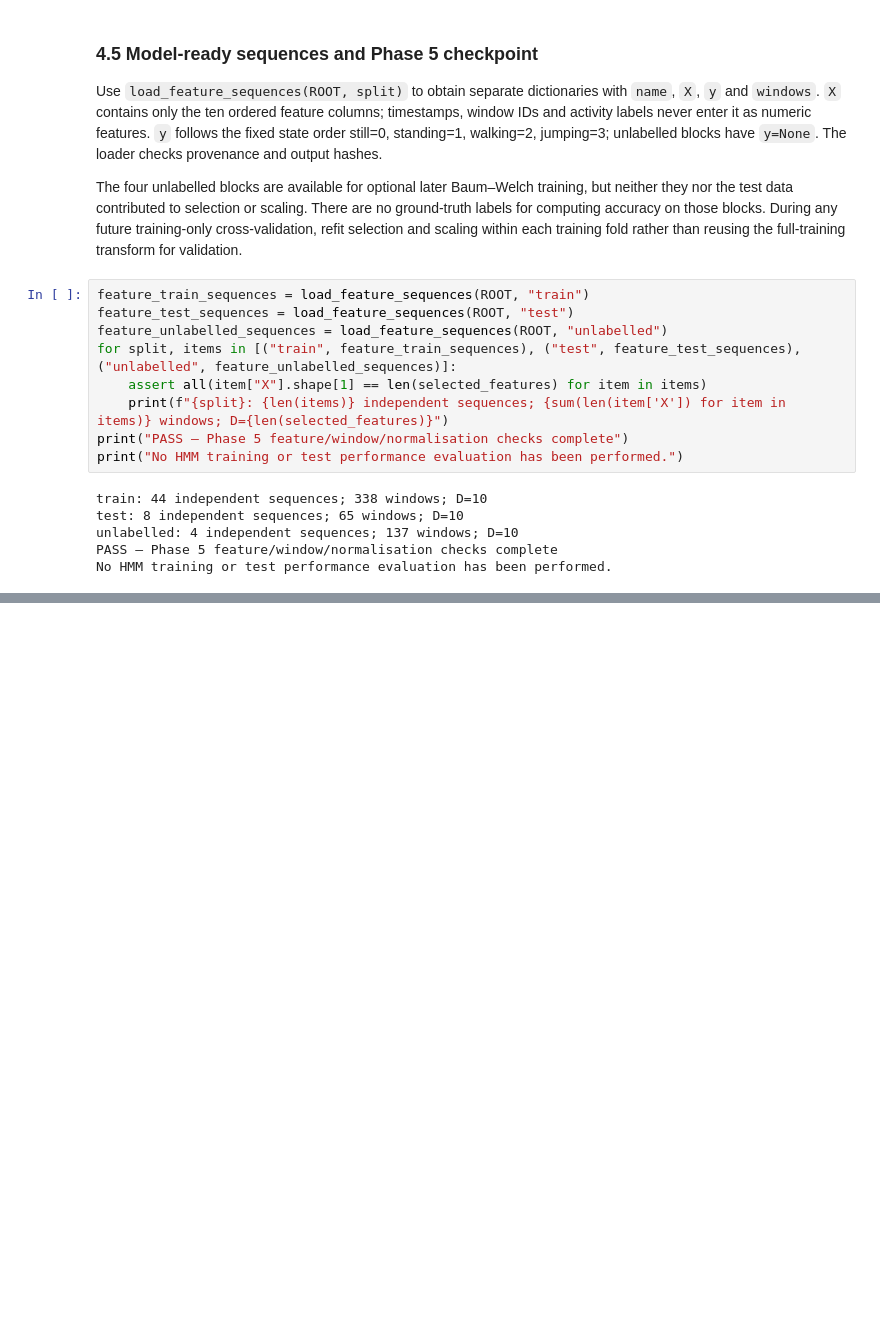
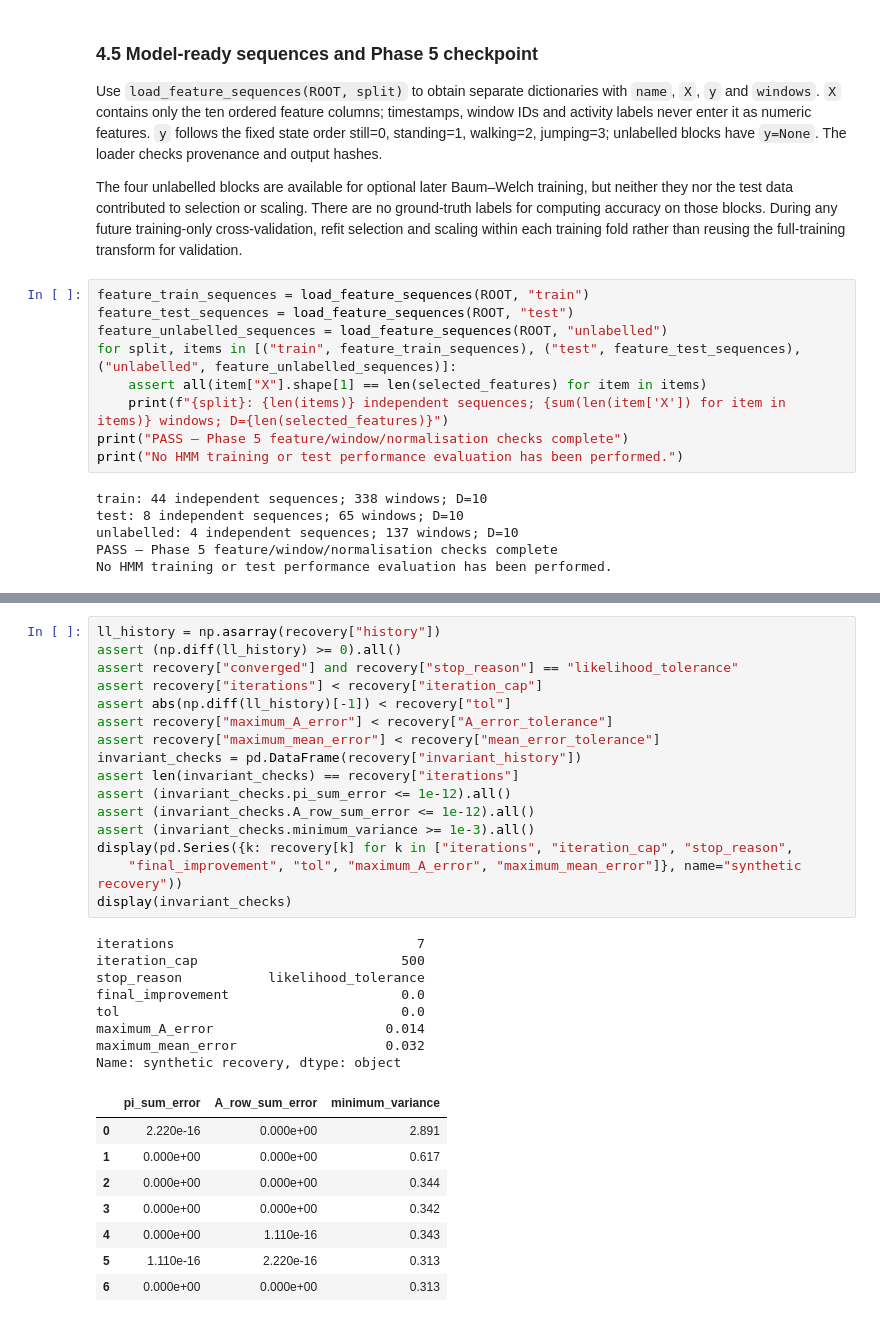
Before and after one commit to Hassan-Adelani-Luqman/hmm-elderly-activity-monitoring, a Jupyter notebook: notebooks/hmm_activity_recognition.ipynb, the cells around one changed output, grey strips where cells are left out. Drawn from its saved outputs; the diff is of its cells as text; blank space fills up the shorter version.

```diff
--- a/notebooks/hmm_activity_recognition.ipynb
+++ b/notebooks/hmm_activity_recognition.ipynb
@@ -880,0 +999,33 @@ No HMM training or test performance evaluation has been performed.
+# %%
+ll_history = np.asarray(recovery["history"])
+assert (np.diff(ll_history) >= 0).all()
+assert recovery["converged"] and recovery["stop_reason"] == "likelihood_tolerance"
+assert recovery["iterations"] < recovery["iteration_cap"]
+assert abs(np.diff(ll_history)[-1]) < recovery["tol"]
+assert recovery["maximum_A_error"] < recovery["A_error_tolerance"]
+assert recovery["maximum_mean_error"] < recovery["mean_error_tolerance"]
+invariant_checks = pd.DataFrame(recovery["invariant_history"])
+assert len(invariant_checks) == recovery["iterations"]
+assert (invariant_checks.pi_sum_error <= 1e-12).all()
+assert (invariant_checks.A_row_sum_error <= 1e-12).all()
+assert (invariant_checks.minimum_variance >= 1e-3).all()
+display(pd.Series({k: recovery[k] for k in ["iterations", "iteration_cap", "stop_reason",
+    "final_improvement", "tol", "maximum_A_error", "maximum_mean_error"]}, name="synthetic recovery"))
+display(invariant_checks)
+# %% [output]
+iterations                               7
+iteration_cap                          500
+stop_reason           likelihood_tolerance
+final_improvement                      0.0
+tol                                    0.0
+maximum_A_error                      0.014
+maximum_mean_error                   0.032
+Name: synthetic recovery, dtype: object
+|  | pi_sum_error | A_row_sum_error | minimum_variance |
+| 0 | 2.220e-16 | 0.000e+00 | 2.891 |
+| 1 | 0.000e+00 | 0.000e+00 | 0.617 |
+| 2 | 0.000e+00 | 0.000e+00 | 0.344 |
+| 3 | 0.000e+00 | 0.000e+00 | 0.342 |
+| 4 | 0.000e+00 | 1.110e-16 | 0.343 |
+| 5 | 1.110e-16 | 2.220e-16 | 0.313 |
+| 6 | 0.000e+00 | 0.000e+00 | 0.313 |
```
Also changed, not shown: parts of 9 cells of this notebook, 7 other files.
